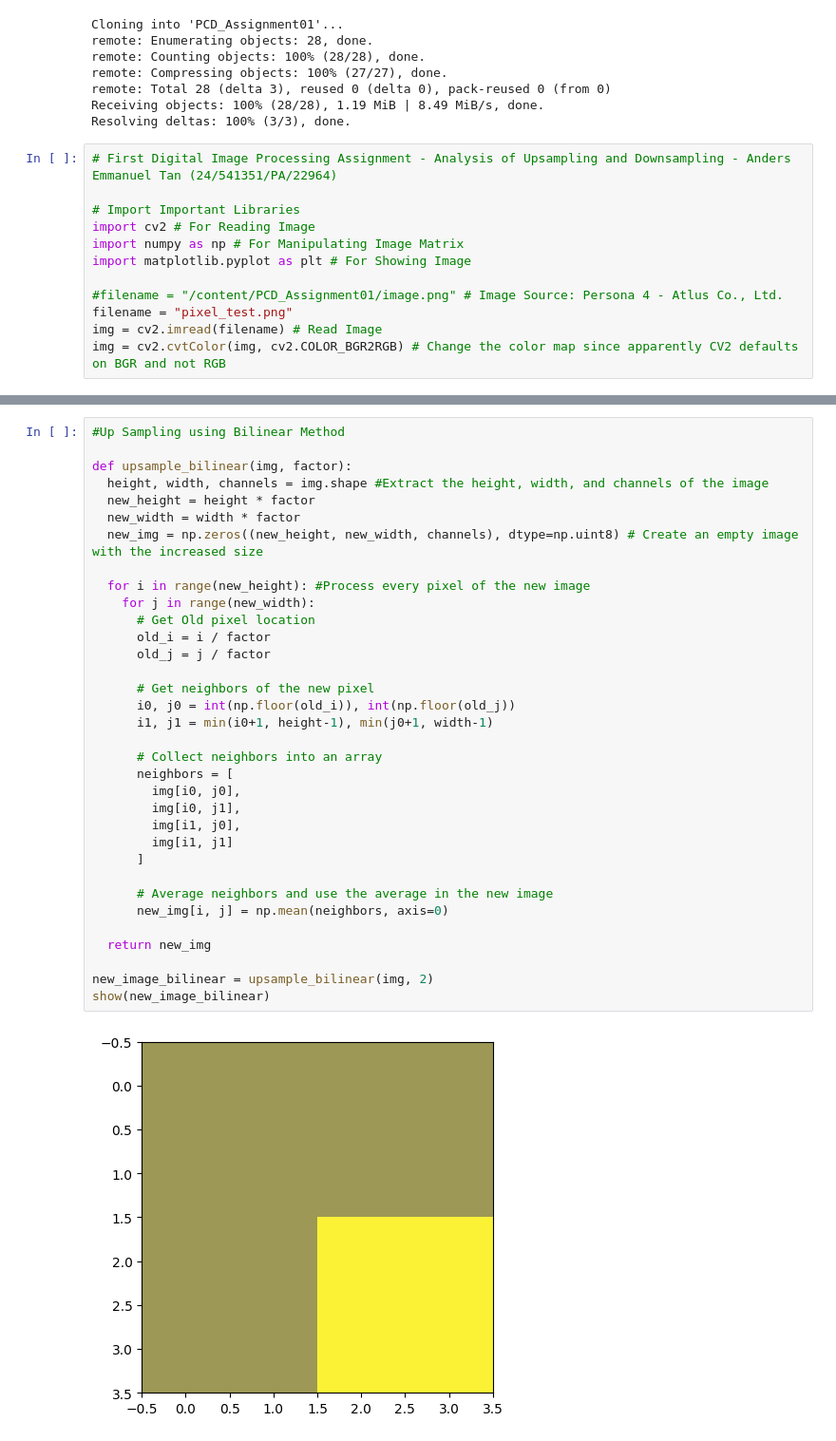
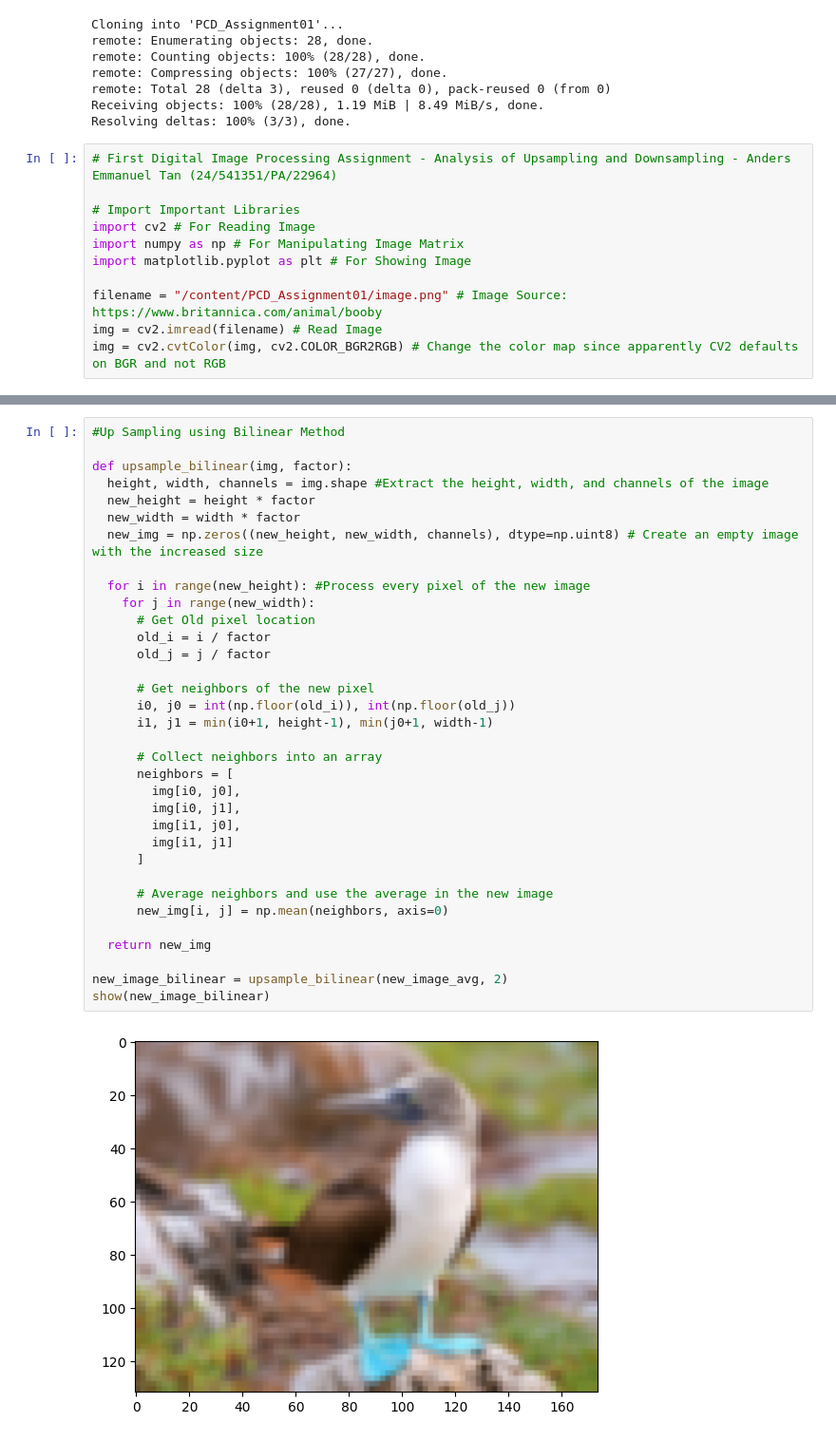
Before and after one commit to Plumz17/PCD_Assignment01, a Jupyter notebook: PCD_Assignment01.ipynb, the cells around one changed output, grey strips where cells are left out. Shown at 95% size. Cells and saved outputs as stored; diff of their text form.

```diff
--- a/PCD_Assignment01.ipynb
+++ b/PCD_Assignment01.ipynb
@@ -20,8 +20,7 @@ import cv2 # For Reading Image
 import numpy as np # For Manipulating Image Matrix
 import matplotlib.pyplot as plt # For Showing Image
 
-#filename = "/content/PCD_Assignment01/image.png" # Image Source: Persona 4 - Atlus Co., Ltd.
-filename = "pixel_test.png"
+filename = "/content/PCD_Assignment01/image.png" # Image Source: https://www.britannica.com/animal/booby
 img = cv2.imread(filename) # Read Image
 img = cv2.cvtColor(img, cv2.COLOR_BGR2RGB) # Change the color map since apparently CV2 defaults on BGR and not RGB
 # %%
@@ -151,35 +144,35 @@ def upsample_bilinear(img, factor):
   height, width, channels = img.shape #Extract the height, width, and channels of the image
   new_height = height * factor
   new_width = width * factor
   new_img = np.zeros((new_height, new_width, channels), dtype=np.uint8) # Create an empty image with the increased size
 
   for i in range(new_height): #Process every pixel of the new image
     for j in range(new_width):
       # Get Old pixel location
       old_i = i / factor
       old_j = j / factor
 
       # Get neighbors of the new pixel
       i0, j0 = int(np.floor(old_i)), int(np.floor(old_j))
       i1, j1 = min(i0+1, height-1), min(j0+1, width-1)
 
       # Collect neighbors into an array
       neighbors = [
         img[i0, j0],
         img[i0, j1],
         img[i1, j0],
         img[i1, j1]
       ]
 
       # Average neighbors and use the average in the new image
       new_img[i, j] = np.mean(neighbors, axis=0)
 
   return new_img
 
-new_image_bilinear = upsample_bilinear(img, 2)
+new_image_bilinear = upsample_bilinear(new_image_avg, 2)
 show(new_image_bilinear)
 # %% [output]
-[figure, old version]
+[figure, new version]
 # %%
 #Up Sampling using Bicubic Method
 
```
Also changed, not shown: parts of 6 cells of this notebook.
